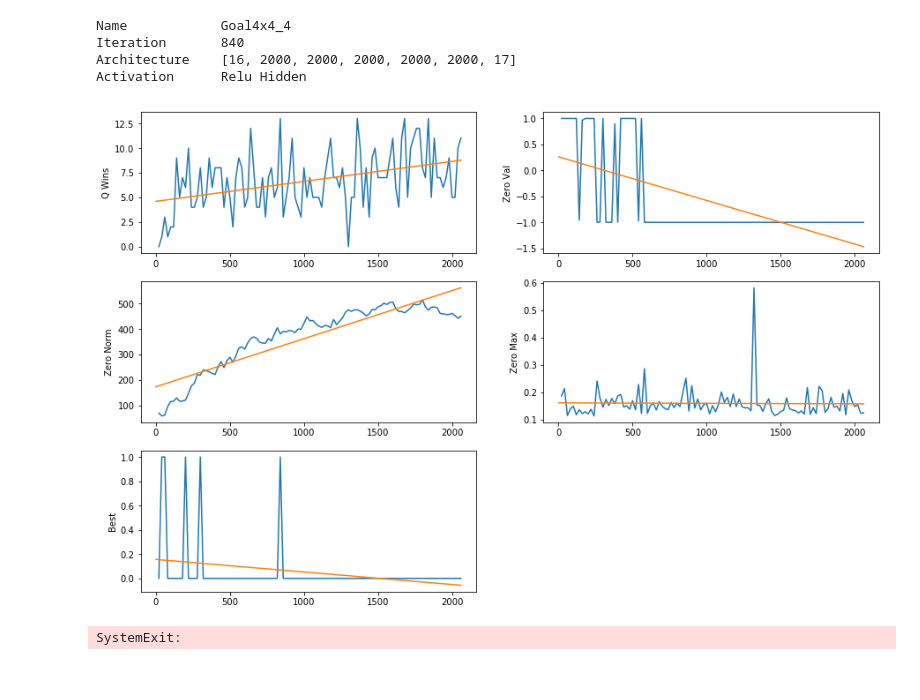
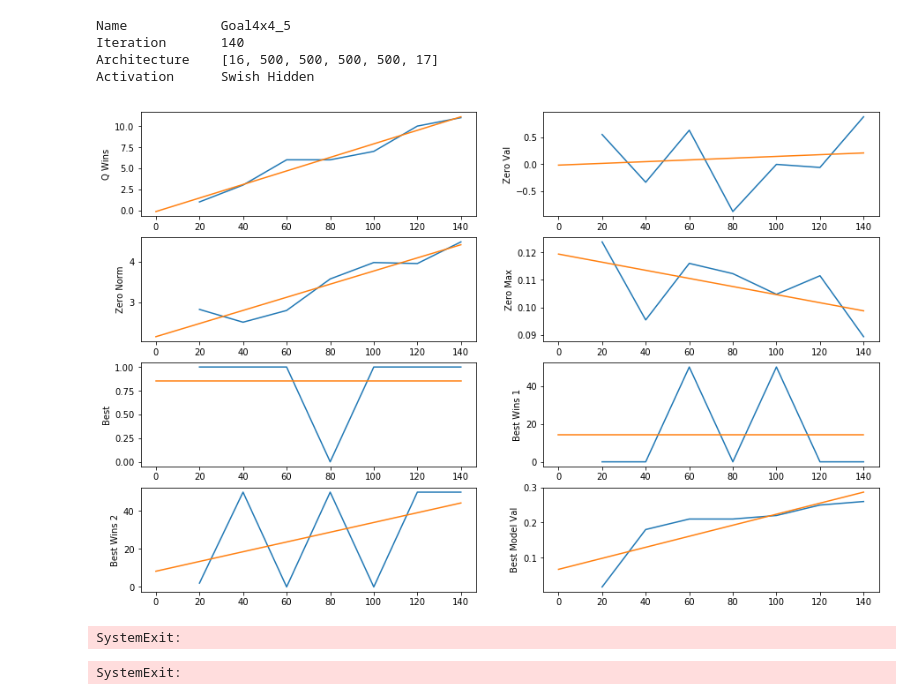
Before and after one commit to abeoliver/Deep-Notakto, a Jupyter notebook: deepnotakto/Agent Explorer.ipynb, the cells around one changed output. Saved outputs shown, nothing was run; the diff lists cells and outputs as text; code cells hidden in the pictures.

Commit message:
Fixed activation saving and updated Agent Explore to most recent results

```diff
--- a/deepnotakto/Agent Explorer.ipynb
+++ b/deepnotakto/Agent Explorer.ipynb
@@ -13,28 +13,29 @@ import agents.qtree as qtree
 import statistics
 # %%
 # Load the desired agent
-PATH = "agents/saves/goal_4x4_4_best.npz"
-STATS_PATH = "agents/saves/Goal4x4_4"
-AGENT_PLAYER = 1
+PATH = "agents/saves/goal_4x4_5_best.npz"
+STATS_PATH = "agents/saves/Goal4x4_5"
+AGENT_PLAYER = 2
 agent = util.load_agent(PATH, qtree.QTree)
 # Output the description of given agent
 print("Name\t\t{}\nIteration\t{}\nArchitecture\t{}\nActivation\t{} {}".format(
     agent.name, agent.iteration, agent.architecture, agent.activation_func_name.title(), agent.activation_type.title()))
 # Create game setting
 env = Env(agent.size)
 r = RandomAgent(env)
 h = Human()
 agent.mode("q")
 # Get statistics
 stats = statistics.group_stats_by_type(statistics.get_stats(STATS_PATH))
 # Display stats
-statistics.plot_value(stats, ["q_wins", "zero_val", "zero_norm", "zero_max", "best"], fig_size = (15, 10), best_fit = True)
+desired = ["q_wins", "zero_val", "zero_norm", "zero_max", "best", "best_wins_1", "best_wins_2", "best_model_val"]
+statistics.plot_value(stats, , fig_size = (15, 10), best_fit = True)
 # %% [output]
-Name            Goal4x4_4
-Iteration       840
-Architecture    [16, 2000, 2000, 2000, 2000, 2000, 17]
-Activation      Relu Hidden
+Name            Goal4x4_5
+Iteration       140
+Architecture    [16, 500, 500, 500, 500, 17]
+Activation      Swish Hidden
-[figure, old version]
+[figure, new version]
 # %%
 # Run a visual game against a random opponent
 players = [agent, r]
@@ -45,3 +46,5 @@ SystemExit:
 # Run a visual game against a human
 players = [agent, h]
 GameWithConfidences(env, players[AGENT_PLAYER - 1], players[2 - AGENT_PLAYER], show_confidences = True)
+# %% [output]
+SystemExit:
```
Also changed, not shown: 3 other files.
